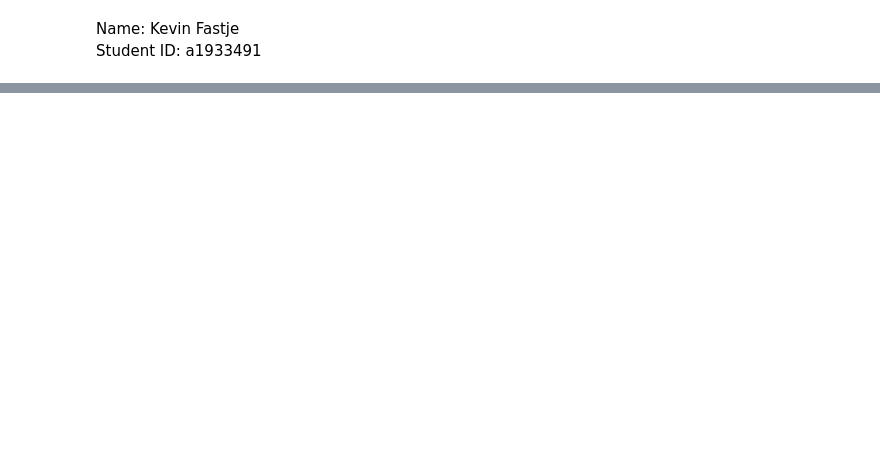
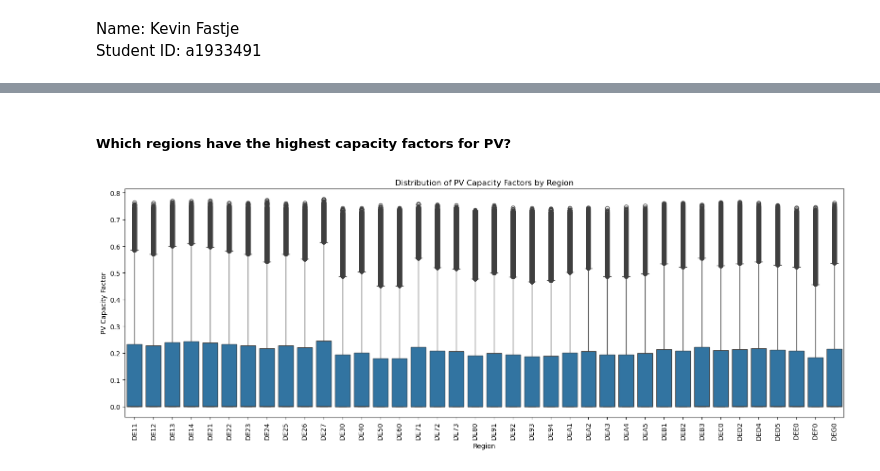
Before and after one commit to Kevin-Fastje/bigdataproject, a Jupyter notebook: analysis.ipynb, the cells around one changed output, grey strips where cells are left out. Drawn from its saved outputs; the diff is of its cells as text; code cells hidden in the pictures; blank space fills up the shorter version.

```diff
--- a/analysis.ipynb
+++ b/analysis.ipynb
@@ -290,0 +740,16 @@ Index(['DE40', 'DE50', 'DE60', 'DE80', 'DE91', 'DE92', 'DE93', 'DE94', 'DEE0',
+# %%
+# Filter the DataFrames for the years 1996 to 2015
+start = '2000-01-01 00:00:00'
+end = '2019-12-31 23:00:00'
+
+def filter_year_range(df, start, end):
+    return df[(df["timestamp"] >= start) & (df["timestamp"] <= end)]
+
+# Filter the DataFrames for the years 1996 to 2015
+pv_df = filter_year_range(pv_df, start, end)
+onshore_df = filter_year_range(onshore_df, start, end)
+offshore_df = filter_year_range(offshore_df, start, end)
+
+print('PV-Dataset:', pv_df['timestamp'].min(), 'until', pv_df['timestamp'].max())
+print('Onshore-Dataset:', onshore_df['timestamp'].min(), 'until', onshore_df['timestamp'].max())
+print('Offshore-Dataset:', offshore_df['timestamp'].min(), 'until', offshore_df['timestamp'].max())
@@ -290,0 +760,17 @@ Index(['DE40', 'DE50', 'DE60', 'DE80', 'DE91', 'DE92', 'DE93', 'DE94', 'DEE0',
+# %%
+# Melt all DataFrames to long format
+pv_long = pv_df.melt(id_vars='timestamp', var_name='region', value_name='pv')
+onshore_long = onshore_df.melt(id_vars='timestamp', var_name='region', value_name='wind_onshore')
+offshore_long = offshore_df.melt(id_vars='timestamp', var_name='region', value_name='wind_offshore')
+
+# Merge the dfs
+dfs = [pv_long, onshore_long, offshore_long]
+
+# Merge on timestamp and region
+energy_df = reduce(lambda left, right: pd.merge(left, right, on=['timestamp', 'region']), dfs)
+
+# Check the merged DataFrame
+print('Shape:', energy_df.shape)
+print('Columns:', energy_df.columns.tolist())
+print('Info:', energy_df.info())
+energy_df.head()
@@ -290,0 +935,14 @@ Index(['DE40', 'DE50', 'DE60', 'DE80', 'DE91', 'DE92', 'DE93', 'DE94', 'DEE0',
+# %% [markdown]
+##### Which regions have the highest capacity factors for PV?
+# %%
+# Boxplot: PV capacity factor per region
+plt.figure(figsize=(16, 6))
+sns.boxplot(data=energy_df, x='region', y='pv')
+plt.xticks(rotation=90)
+plt.title('Distribution of PV Capacity Factors by Region')
+plt.ylabel('PV Capacity Factor')
+plt.xlabel('Region')
+plt.tight_layout()
+plt.show()
+# %% [output]
+[figure, added]
```
Also changed, not shown: parts of 82 cells of this notebook, 2 other files.
